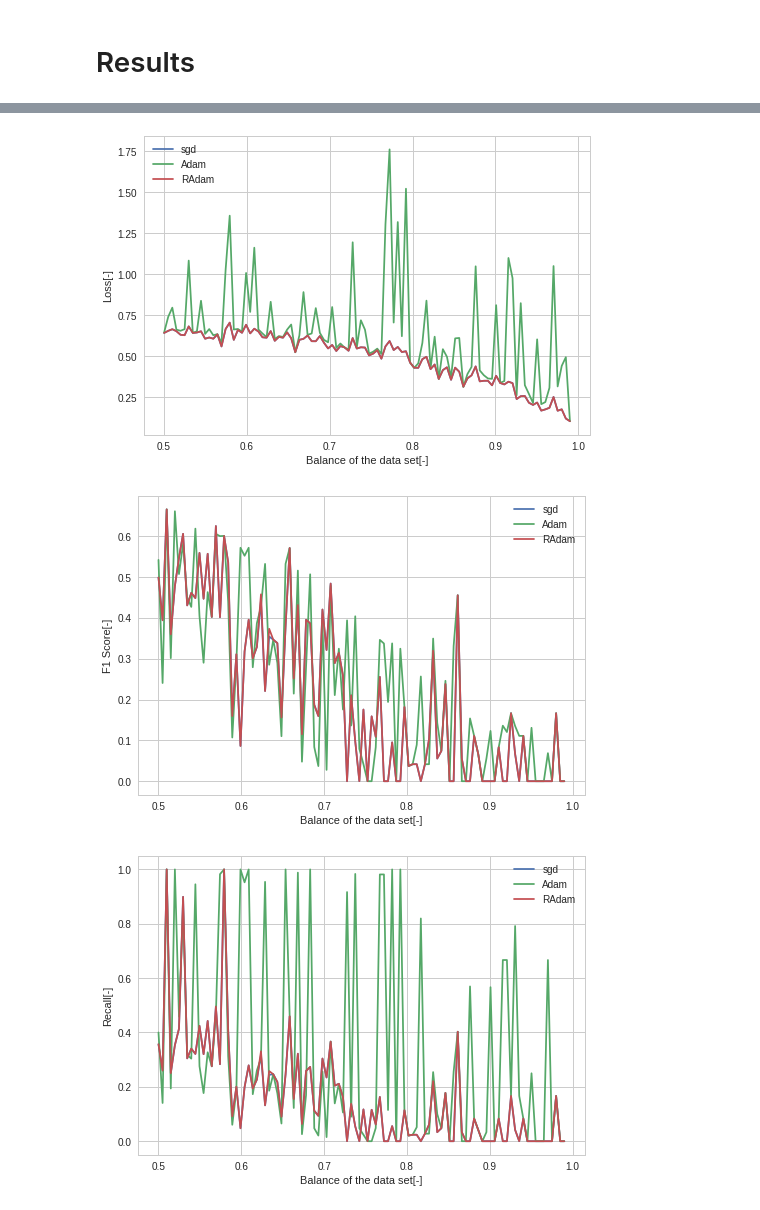
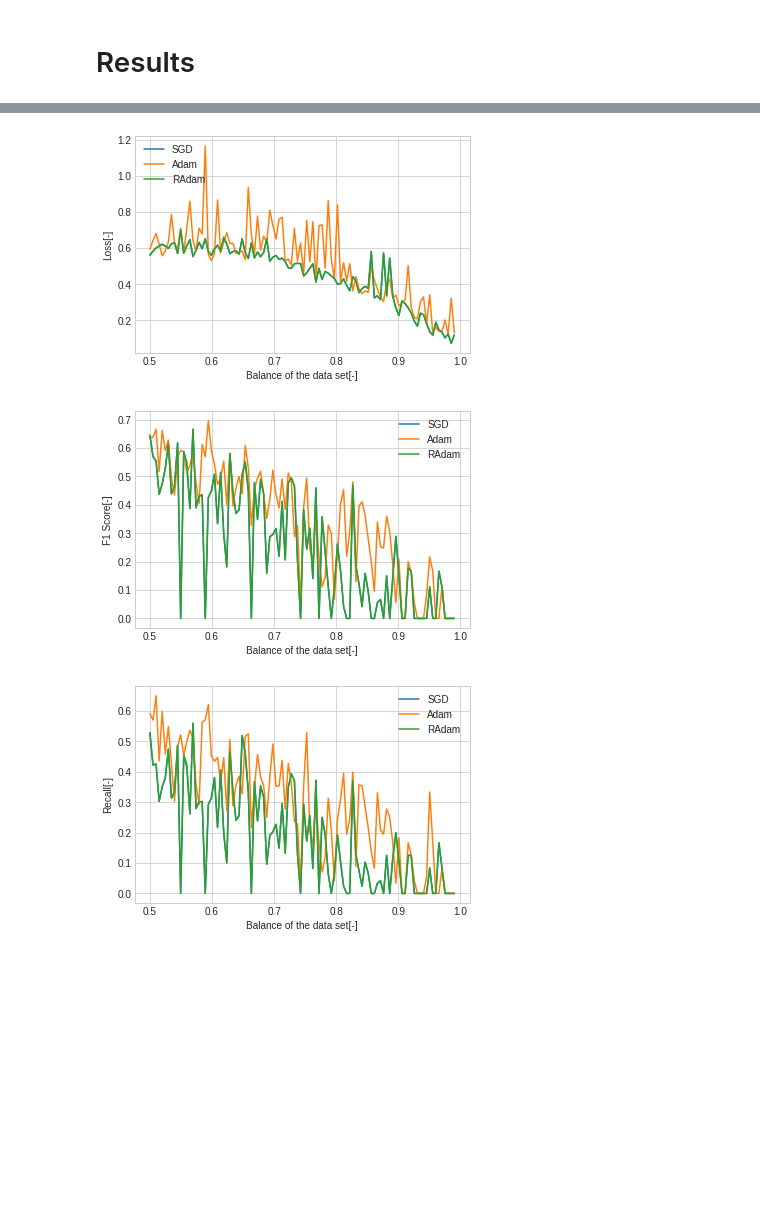
Before and after one commit to jalil-M/Opt-Project, a Jupyter notebook: project.ipynb, the cells around one changed output, grey strips where cells are left out. Drawn from its saved outputs; the diff is of its cells as text; code cells hidden in the pictures; blank space fills up the shorter version.

Commit message:
Plot finaux et code nettoyé

```diff
--- a/project.ipynb
+++ b/project.ipynb
@@ -36,31 +23,6 @@ TypeError: '(slice(None, None, None), 20)' is an invalid key
 # %% [markdown]
 # Neural Network
-# %%
-from keras import backend as K
-
-def recall_m(y_true, y_pred):
-    true_positives = K.sum(K.round(K.clip(y_true * y_pred, 0, 1)))
-    possible_positives = K.sum(K.round(K.clip(y_true, 0, 1)))
-    recall = true_positives / (possible_positives + K.epsilon())
-    return recall
-
-def precision_m(y_true, y_pred):
-    true_positives = K.sum(K.round(K.clip(y_true * y_pred, 0, 1)))
-    predicted_positives = K.sum(K.round(K.clip(y_pred, 0, 1)))
-    precision = true_positives / (predicted_positives + K.epsilon())
-    return precision
-
-def f1_m(y_true, y_pred):
-    precision = precision_m(y_true, y_pred)
-    recall = recall_m(y_true, y_pred)
-    return 2*((precision*recall)/(precision+recall+K.epsilon()))
 # %%
-def build_model():
-    model = Sequential()
-    model.add(Dense(10, input_dim=19, activation='tanh'))
-    model.add(Dense(1, activation='sigmoid'))
-    return model
-
 def run_benchmark(data, N_spec = 30):
     list_optimzers = ['adam', 'sgd', RAdam()]
     spects = np.linspace(0.5,0.99,N_spec)
@@ -94,7 +56,7 @@ def run_benchmark(data, N_spec = 30):
         model = build_model()
         for l in list_optimzers:
             model.compile(loss='binary_crossentropy', optimizer=l, metrics=['acc',f1_m,precision_m, recall_m])
-            model.fit(np.array(x_train_keras), np.array(y_train_keras), epochs=10, batch_size=128, shuffle=True, verbose=0)
+            model.fit(np.array(x_train_keras), np.array(y_train_keras), epochs=25, batch_size=128, shuffle=True, verbose=0)
             loss, accuracy, f1_score, precision, recall = model.evaluate(np.array(x_test), np.array(y_test),verbose = 0)
 
             if l == 'adam':
@@ -116,5 +78,6 @@ def run_benchmark(data, N_spec = 30):
                 radam_f1.append(f1_score)
                 radam_precision.append(precision)
                 radam_recall.append(recall)
-    return spects, sgd_acc, sgd_loss, sgd_f1, sgd_precision, sgd_recall, adam_acc,adam_loss, adam_f1, adam_precision,
-adam_recall, radam_acc,radam_loss, radam_f1, radam_precision, radam_recall
+    return spects, sgd_acc, sgd_loss, sgd_f1, sgd_precision, sgd_recall, adam_acc,adam_loss, adam_f1, adam_precision, adam_recall, radam_acc,radam_loss, radam_f1, radam_precision, radam_recall
+
+spects, sgd_acc, sgd_loss, sgd_f1, sgd_precision, sgd_recall, adam_acc,adam_loss, adam_f1, adam_precision, adam_recall, radam_acc,radam_loss, radam_f1, radam_precision, radam_recall = run_benchmark(data, N_spec=100)
@@ -154,6 +102,6 @@ plt.savefig('figures/accuracy-spect.png')
 # %%
 plt.style.use('seaborn-whitegrid')
-plt.plot(spects, sgd_loss, label='sgd')
+plt.plot(spects, sgd_loss, label='SGD')
 plt.plot(spects, adam_loss, label='Adam')
 plt.plot(spects, radam_loss, label='RAdam')
 plt.xlabel('Balance of the data set[-]')
@@ -161,10 +109,10 @@ plt.ylabel('Loss[-]')
 plt.legend(loc='upper left')
 plt.savefig('figures/loss-spect.png')
 # %% [output]
-[figure, old version]
+[figure, new version]
 # %%
 plt.style.use('seaborn-whitegrid')
-plt.plot(spects, sgd_f1, label='sgd')
+plt.plot(spects, sgd_f1, label='SGD')
 plt.plot(spects, adam_f1, label='Adam')
 plt.plot(spects, radam_f1, label='RAdam')
 plt.xlabel('Balance of the data set[-]')
@@ -172,17 +120,17 @@ plt.ylabel('F1 Score[-]')
 plt.legend(loc='upper right')
 plt.savefig('figures/f1-spect.png')
 # %% [output]
-[figure, old version]
+[figure, new version]
 # %%
 plt.style.use('seaborn-whitegrid')
-plt.plot(spects, sgd_recall, label='sgd')
+plt.plot(spects, sgd_recall, label='SGD')
 plt.plot(spects, adam_recall, label='Adam')
 plt.plot(spects, radam_recall, label='RAdam')
 plt.xlabel('Balance of the data set[-]')
 plt.ylabel('Recall[-]')
 plt.legend(loc='upper right')
 plt.savefig('figures/recall-spect.png')
 # %% [output]
-[figure, old version]
+[figure, new version]
 # %%
 plt.style.use('seaborn-whitegrid')
```
Also changed, not shown: parts of 16 cells of this notebook, 12 other files.
